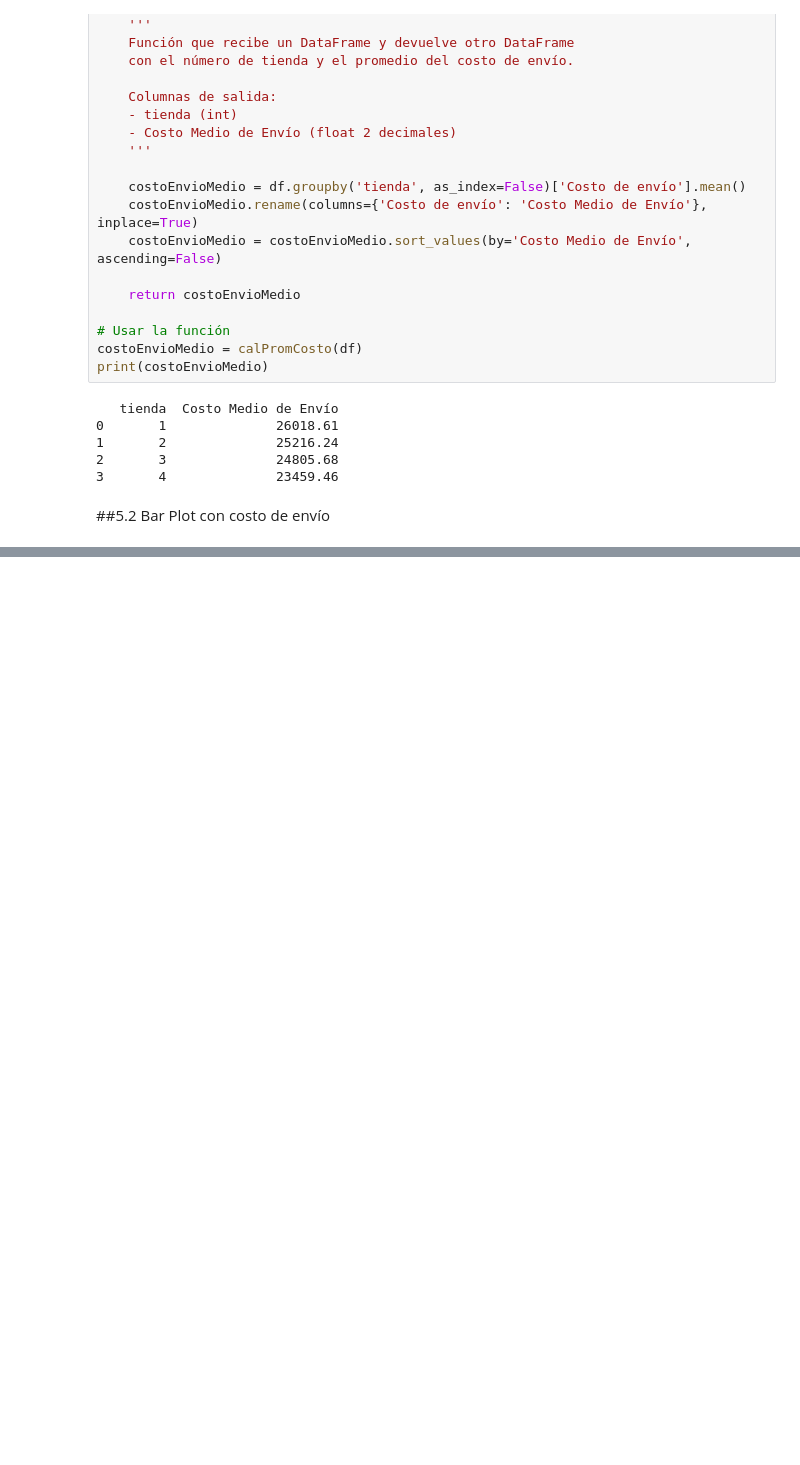
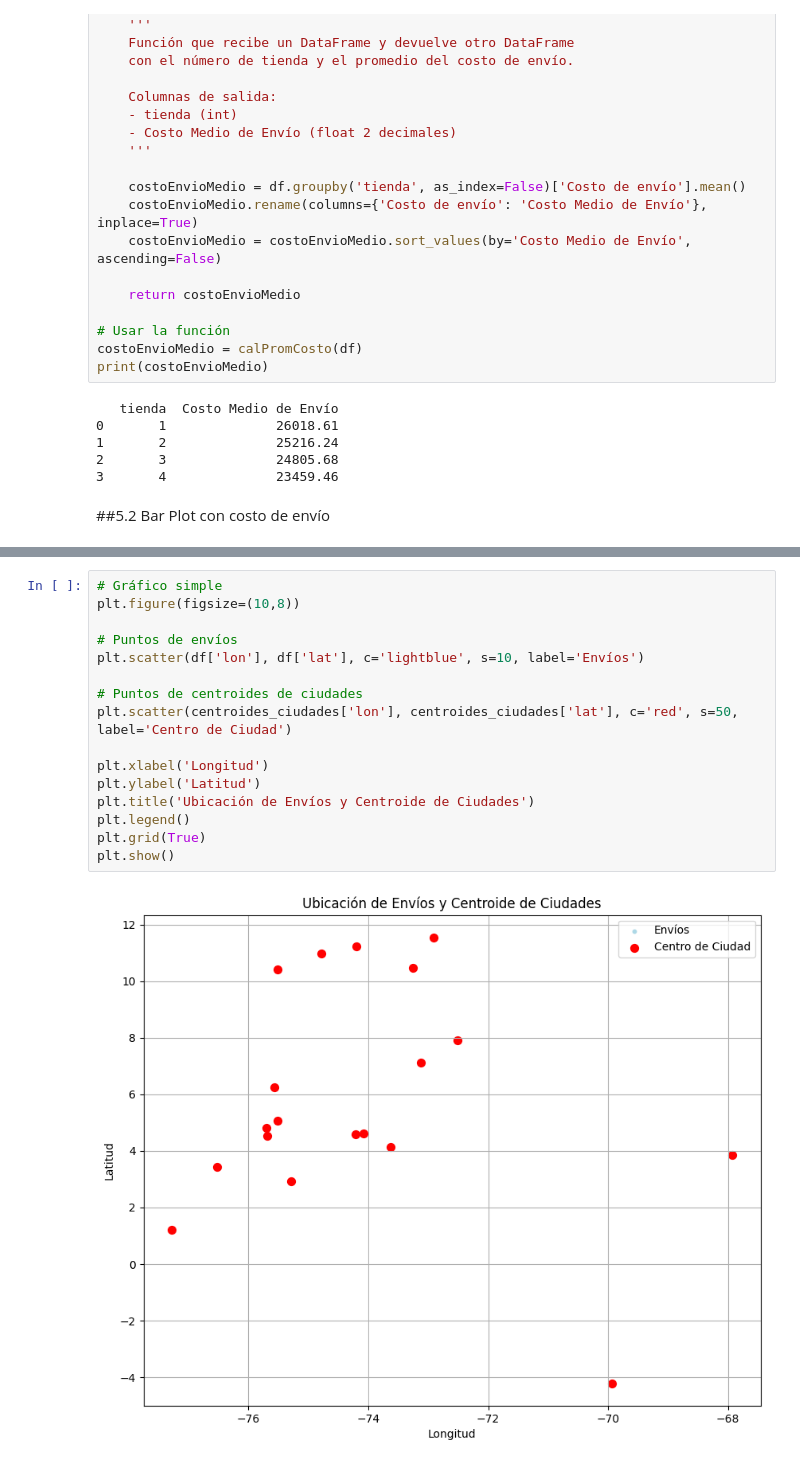
Before and after one commit to MaxCPietro/Challenge-PythonG8, a Jupyter notebook: AnalisisFacturacion_G8_C2.ipynb, the cells around one changed output, grey strips where cells are left out. Saved outputs shown, nothing was run; the diff lists cells and outputs as text; blank space fills up the shorter version.

```diff
--- a/AnalisisFacturacion_G8_C2.ipynb
+++ b/AnalisisFacturacion_G8_C2.ipynb
@@ -508,0 +727,18 @@ Hay que cerrar la tienda 4
+# %%
+# Gráfico simple
+plt.figure(figsize=(10,8))
+
+# Puntos de envíos
+plt.scatter(df['lon'], df['lat'], c='lightblue', s=10, label='Envíos')
+
+# Puntos de centroides de ciudades
+plt.scatter(centroides_ciudades['lon'], centroides_ciudades['lat'], c='red', s=50, label='Centro de Ciudad')
+
+plt.xlabel('Longitud')
+plt.ylabel('Latitud')
+plt.title('Ubicación de Envíos y Centroide de Ciudades')
+plt.legend()
+plt.grid(True)
+plt.show()
+# %% [output]
+[figure, added]
```
Also changed, not shown: parts of 8 cells of this notebook.
